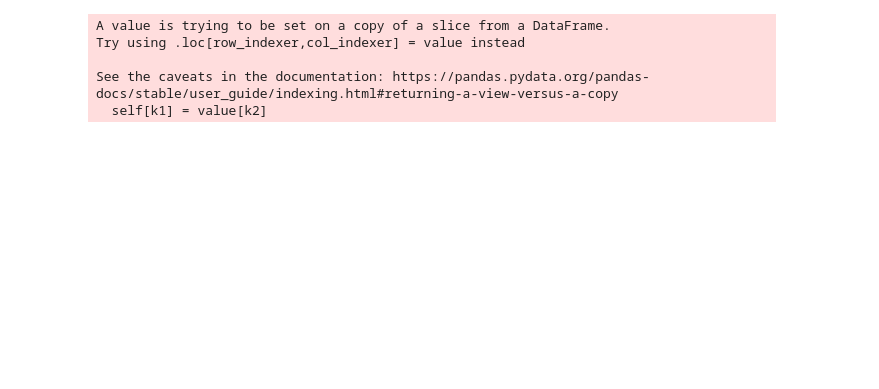
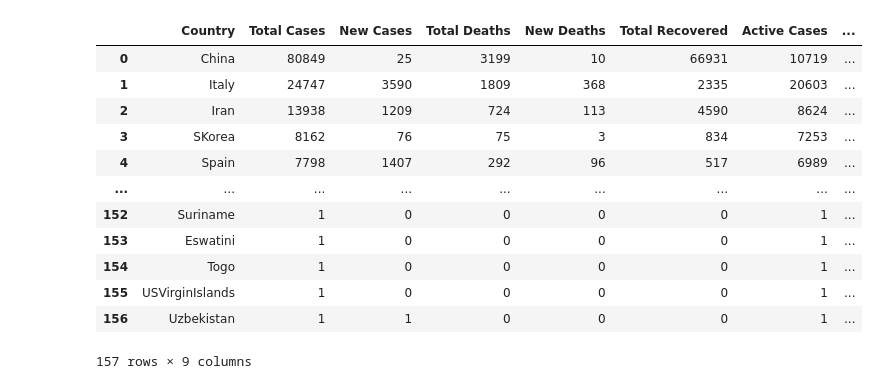
Before and after one commit to Jjespper/Scarpping_CoronaVirus, a Jupyter notebook: Scrapping.ipynb, the cells around one changed output. Drawn from its saved outputs; the diff is of its cells as text; code cells hidden in the pictures; blank space fills up the shorter version.

```diff
--- a/Scrapping.ipynb
+++ b/Scrapping.ipynb
@@ -123,8 +10,49 @@ list_numeric = ['Total Cases', 'New Cases', 'Total Deaths', 'New Deaths', 'Total
-# %%
-data_Total_Cases[list_numeric] = data_Total_Cases[list_numeric].astype(int)
-# %% [output]
-A value is trying to be set on a copy of a slice from a DataFrame.
-Try using .loc[row_indexer,col_indexer] = value instead
-
-See the caveats in the documentation: https://pandas.pydata.org/pandas-docs/stable/user_guide/indexing.html#returning-a-view-versus-a-copy
-  self[k1] = value[k2]
+# %%
+def scrap_and_formating():
+    global country_geo
+    country_geo = 'world-countries.json' #folium word map
+    url = 'https://www.worldometers.info/coronavirus/#countries' # data source to srap
+    html = requests.get(url).content
+    soup = BeautifulSoup(html,'lxml')
+    table = soup.find('table', id="main_table_countries")
+    rows = table.find_all('tr')
+
+    parsed_data = []
+
+    for country in rows:
+        parsed_data.append([data.get_text() for data in country.findAll("td")])
+
+    COLUMNS = ['Country', 'Total Cases', 'New Cases', 'Total Deaths', 'New Deaths', 'Total Recovered', 'Active Cases', 'Critical Cases', 'Tot Cases/1M pop']
+
+    global data
+    data = pd.DataFrame(parsed_data[1:], columns = COLUMNS)
+
+    data = data.apply(lambda x: x.str.replace(' ',''))
+    data = data.apply(lambda x: x.str.replace(',',''))
+    data = data.apply(lambda x: x.str.replace('.',''))
+    data = data.apply(lambda x: x.str.replace('+',''))
+
+    data.drop(data.tail(1).index,inplace=True)
+    data.replace('',0, inplace=True)
+
+    list_numeric = ['Total Cases', 'New Cases', 'Total Deaths', 'New Deaths', 'Total Recovered', 'Active Cases', 'Critical Cases', 'Tot Cases/1M pop']
+
+    data[list_numeric] = data[list_numeric].astype(int)
+
+    return data
+
+scrap_and_formating()
+# %% [output]
+|  | Country | Total Cases | New Cases | Total Deaths | New Deaths | Total Recovered | Active Cases | ... |
+| 0 | China | 80849 | 25 | 3199 | 10 | 66931 | 10719 | ... |
+| 1 | Italy | 24747 | 3590 | 1809 | 368 | 2335 | 20603 | ... |
+| 2 | Iran | 13938 | 1209 | 724 | 113 | 4590 | 8624 | ... |
+| 3 | SKorea | 8162 | 76 | 75 | 3 | 834 | 7253 | ... |
+| 4 | Spain | 7798 | 1407 | 292 | 96 | 517 | 6989 | ... |
+| ... | ... | ... | ... | ... | ... | ... | ... | ... |
+| 152 | Suriname | 1 | 0 | 0 | 0 | 0 | 1 | ... |
+| 153 | Eswatini | 1 | 0 | 0 | 0 | 0 | 1 | ... |
+| 154 | Togo | 1 | 0 | 0 | 0 | 0 | 1 | ... |
+| 155 | USVirginIslands | 1 | 0 | 0 | 0 | 0 | 1 | ... |
+| 156 | Uzbekistan | 1 | 1 | 0 | 0 | 0 | 1 | ... |
+157 rows × 9 columns
```
Also changed, not shown: parts of 33 cells of this notebook.
